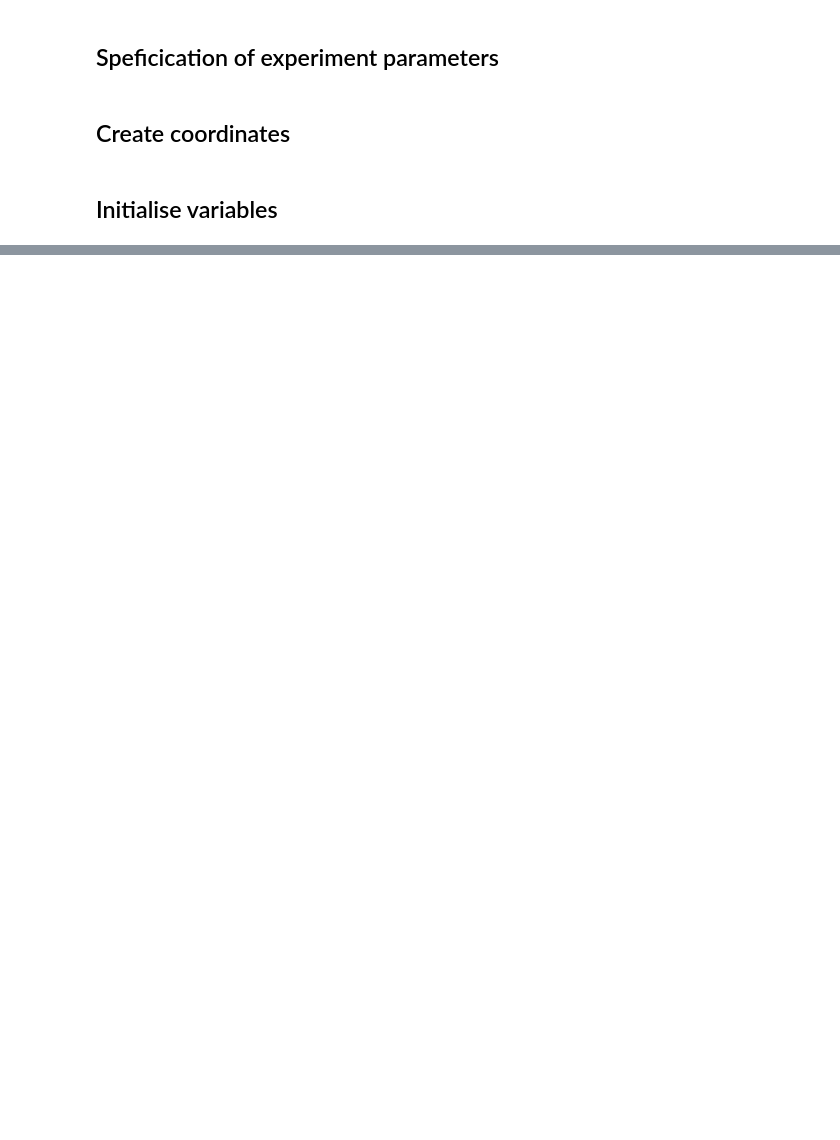
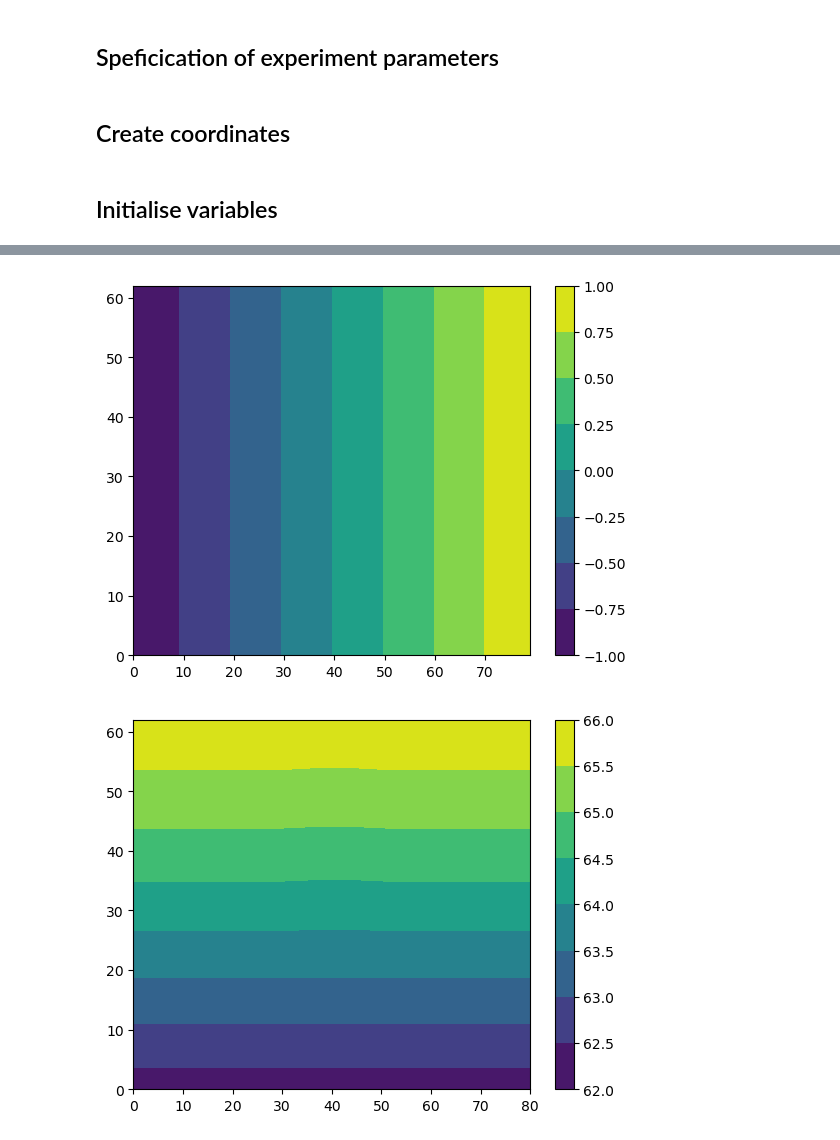
Before and after one commit to williameclee/TradeCumulusInversion, a Jupyter notebook: invtci.ipynb, the cells around one changed output, grey strips where cells are left out. Drawn from its saved outputs; the diff is of its cells as text; code cells hidden in the pictures; blank space fills up the shorter version.

```diff
--- a/invtci.ipynb
+++ b/invtci.ipynb
@@ -199,0 +140,27 @@ IndexError: index 61 is out of bounds for axis 1 with size 61
+# %%
+# compute initial m field at even points
+x = np.zeros((2 * jc - 1, kcp + 2))  # (-jc+1:jc-1,-1:kcp)
+xtmp = np.zeros(kc + 1)  # (0:kc)
+ftmp = np.zeros(kc + 1)  # (0:kc)
+
+method = 1
+x[:,0] = cp * thetab / cs
+for j in range(0, 2 * jc - 1, 2):
+    ftmp = pres[j, :] ** kappa / (kappa * alpha)
+    xtmp = intdde(method, kc, dz, x[j, 0], ftmp)
+    x[j, 1:-1] = xtmp
+    x[j, 0] = x[j, 1] - tdz * x[j, 0] / beta
+    x[j, -1] = x[j, -3] + tdz * (1 - alpha) ** kappa / (kappa * alpha)
+
+# initialise x (i.e., sin(phi)) at odd points
+x[1:-1:2,:] = np.tile(sc[2:-2:2],(kcp+2,1)).T
+
+plt.contourf(x[1:-1:2, :].T)
+plt.colorbar()
+plt.show()
+plt.contourf(x[::2, :].T)
+plt.colorbar()
+plt.show()
+# %% [output]
+[figure, added]
+[figure, added]
```
Also changed, not shown: parts of 14 cells of this notebook, 2 other files.
